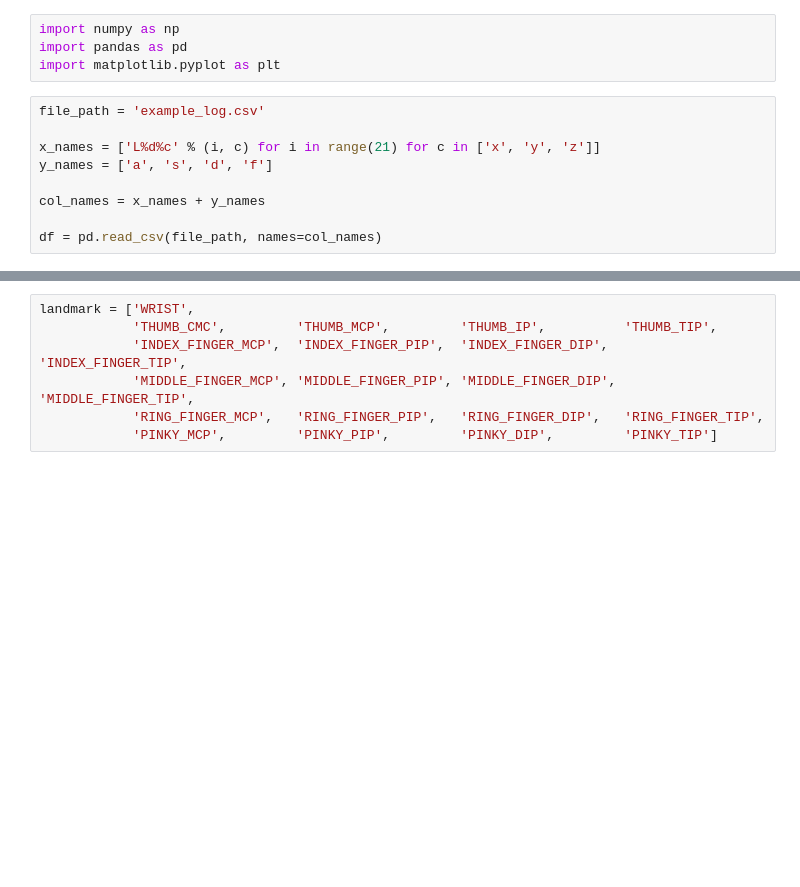
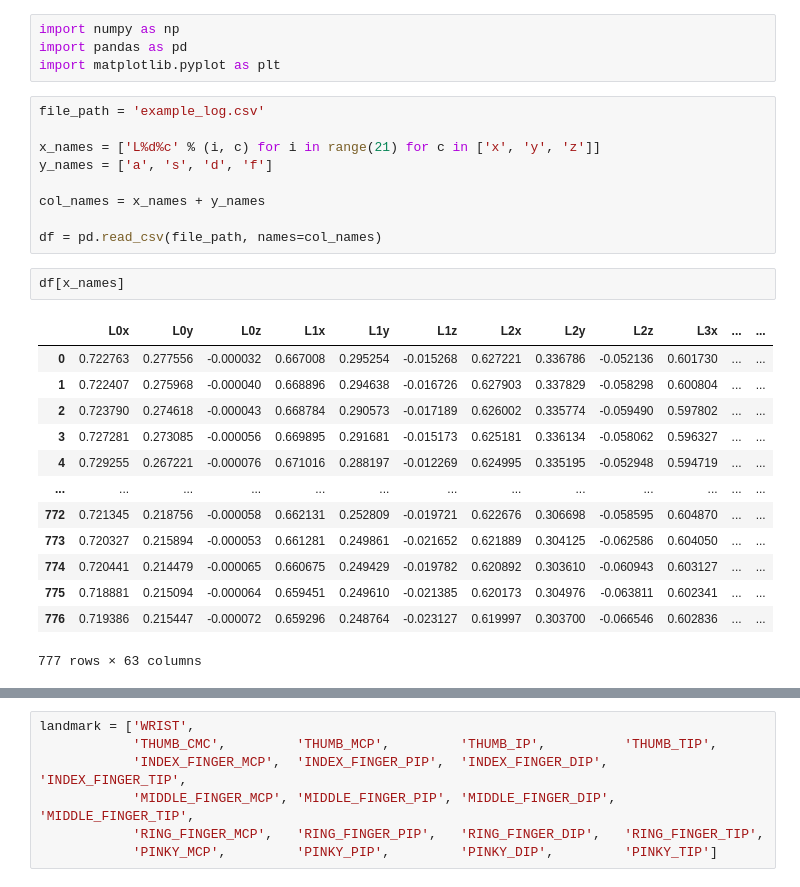
Before and after one commit to KNU-BrainAI-Capstone2021/SIB, a Jupyter notebook: dataset/analyze_data.ipynb, the cells around one changed output, grey strips where cells are left out. Cells and saved outputs as stored; diff of their text form; blank space fills up the shorter version.

```diff
--- a/dataset/analyze_data.ipynb
+++ b/dataset/analyze_data.ipynb
@@ -11,3 +14,19 @@ y_names = ['a', 's', 'd', 'f']
 col_names = x_names + y_names
 
 df = pd.read_csv(file_path, names=col_names)
+# %%
+df[x_names]
+# %% [output]
+|  | L0x | L0y | L0z | L1x | L1y | L1z | L2x | L2y | L2z | L3x | ... | ... |
+| 0 | 0.722763 | 0.277556 | -0.000032 | 0.667008 | 0.295254 | -0.015268 | 0.627221 | 0.336786 | -0.052136 | 0.601730 | ... | ... |
+| 1 | 0.722407 | 0.275968 | -0.000040 | 0.668896 | 0.294638 | -0.016726 | 0.627903 | 0.337829 | -0.058298 | 0.600804 | ... | ... |
+| 2 | 0.723790 | 0.274618 | -0.000043 | 0.668784 | 0.290573 | -0.017189 | 0.626002 | 0.335774 | -0.059490 | 0.597802 | ... | ... |
+| 3 | 0.727281 | 0.273085 | -0.000056 | 0.669895 | 0.291681 | -0.015173 | 0.625181 | 0.336134 | -0.058062 | 0.596327 | ... | ... |
+| 4 | 0.729255 | 0.267221 | -0.000076 | 0.671016 | 0.288197 | -0.012269 | 0.624995 | 0.335195 | -0.052948 | 0.594719 | ... | ... |
+| ... | ... | ... | ... | ... | ... | ... | ... | ... | ... | ... | ... | ... |
+| 772 | 0.721345 | 0.218756 | -0.000058 | 0.662131 | 0.252809 | -0.019721 | 0.622676 | 0.306698 | -0.058595 | 0.604870 | ... | ... |
+| 773 | 0.720327 | 0.215894 | -0.000053 | 0.661281 | 0.249861 | -0.021652 | 0.621889 | 0.304125 | -0.062586 | 0.604050 | ... | ... |
+| 774 | 0.720441 | 0.214479 | -0.000065 | 0.660675 | 0.249429 | -0.019782 | 0.620892 | 0.303610 | -0.060943 | 0.603127 | ... | ... |
+| 775 | 0.718881 | 0.215094 | -0.000064 | 0.659451 | 0.249610 | -0.021385 | 0.620173 | 0.304976 | -0.063811 | 0.602341 | ... | ... |
+| 776 | 0.719386 | 0.215447 | -0.000072 | 0.659296 | 0.248764 | -0.023127 | 0.619997 | 0.303700 | -0.066546 | 0.602836 | ... | ... |
+777 rows × 63 columns
```
Also changed, not shown: parts of 12 cells of this notebook.
